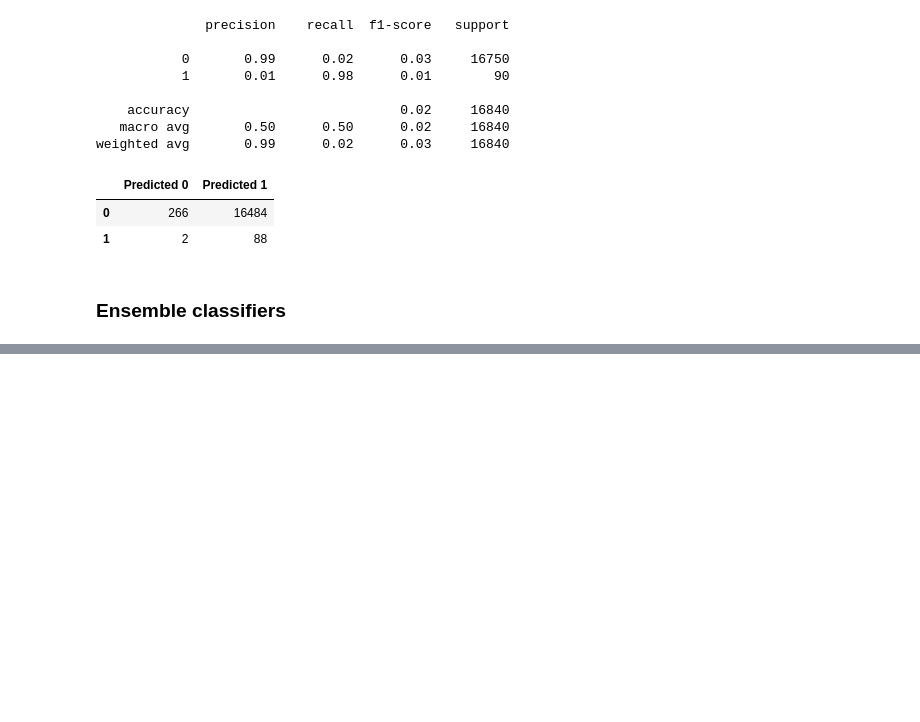
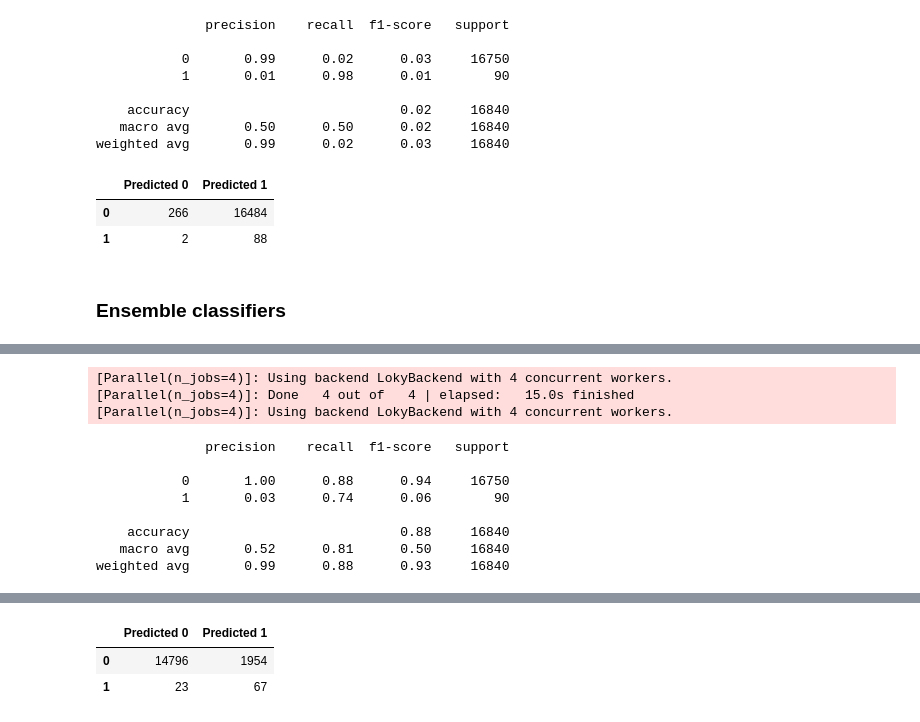
Before and after one commit to tri-bui/sandbox-ml, a Jupyter notebook: lt-credit-risk/credit_risk.ipynb, the cells around one changed output, grey strips where cells are left out. Saved outputs shown, nothing was run; the diff lists cells and outputs as text; code cells hidden in the pictures; blank space fills up the shorter version.

Commit message:
Add ensemble classifiers to credit_risk.ipynb

```diff
--- a/lt-credit-risk/credit_risk.ipynb
+++ b/lt-credit-risk/credit_risk.ipynb
@@ -996,10 +995,11 @@ brf_params = {
     'max_depth': [10, 20, None],
     'min_samples_split': [2, 8, 32],
     'min_samples_leaf': [1, 4, 16],
-    'max_features': ['auto', 0.5, None]
+    'max_features': ['auto', 0.5, None],
+    'max_samples': [0.5, 0.75, None]
 }
 
-# Grid search for baseline decision tree
+# Grid search for balanced random forest
 brf_search = GridSearchCV(BalancedRandomForestClassifier(random_state=42), brf_params,
                           cv=5, scoring='f1_macro', n_jobs=-1, verbose=2)
 brf_search.fit(X_train_scaled[tree_feats[:, 1]], y_train)
@@ -1015,0 +1040,21 @@ pd.DataFrame(confusion_matrix(y_val, brf_search_val_pred), index=['0', '1'], col
+# %%
+# Ensemble AdaBoost
+eab = EasyEnsembleClassifier(n_estimators=100, random_state=42, n_jobs=-1, verbose=2)
+eab.fit(X_train_scaled, y_train)
+
+# Evaluate model
+eab_val_pred = eab.predict(X_val_scaled)
+print(classification_report(y_val, eab_val_pred))
+pd.DataFrame(confusion_matrix(y_val, eab_val_pred), index=['0', '1'], columns=['Predicted 0', 'Predicted 1'])
+# %% [output]
+[Parallel(n_jobs=4)]: Using backend LokyBackend with 4 concurrent workers.
+[Parallel(n_jobs=4)]: Done   4 out of   4 | elapsed:   15.0s finished
+[Parallel(n_jobs=4)]: Using backend LokyBackend with 4 concurrent workers.
+              precision    recall  f1-score   support
+
+           0       1.00      0.88      0.94     16750
+           1       0.03      0.74      0.06        90
+
+    accuracy                           0.88     16840
+   macro avg       0.52      0.81      0.50     16840
+weighted avg       0.99      0.88      0.93     16840
@@ -1015,0 +1062,3 @@ pd.DataFrame(confusion_matrix(y_val, brf_search_val_pred), index=['0', '1'], col
+|  | Predicted 0 | Predicted 1 |
+| 0 | 14796 | 1954 |
+| 1 | 23 | 67 |
```
Also changed, not shown: parts of 6 cells of this notebook.
